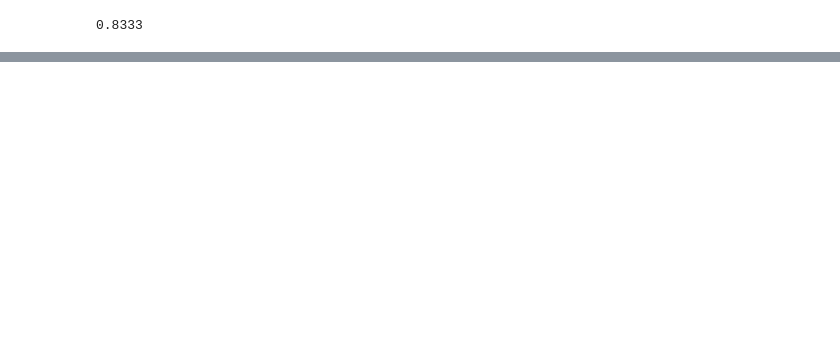
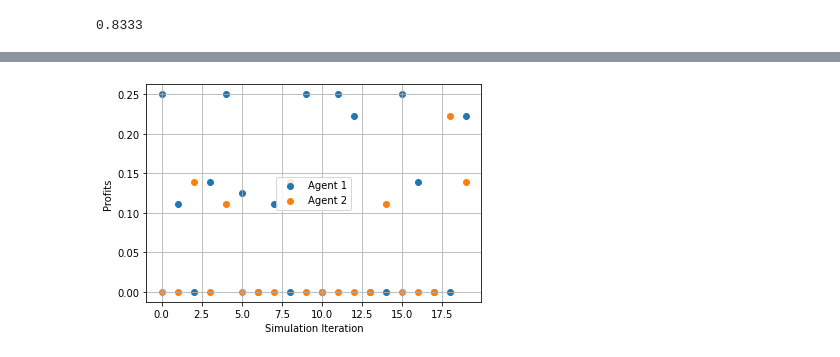
Before and after one commit to nicklasbusk/Bachelorprojekt, a Jupyter notebook: main.ipynb, the cells around one changed output, grey strips where cells are left out. Saved outputs shown, nothing was run; the diff lists cells and outputs as text; code cells hidden in the pictures; blank space fills up the shorter version.

```diff
--- a/main.ipynb
+++ b/main.ipynb
@@ -203,0 +230,10 @@ IndexError: index 0 is out of bounds for axis 0 with size 0
+# %%
+plt.scatter(range(len(p1[9950:9970])), p1[9950:9970], label='Agent 1')
+plt.scatter(range(len(p2[9950:9970])), p2[9950:9970], label='Agent 2')
+plt.xlabel('Simulation Iteration')
+plt.ylabel('Profits')
+plt.legend()
+plt.grid()
+plt.show()
+# %% [output]
+[figure, added]
```
Also changed, not shown: parts of 23 cells of this notebook, 1 other file.
